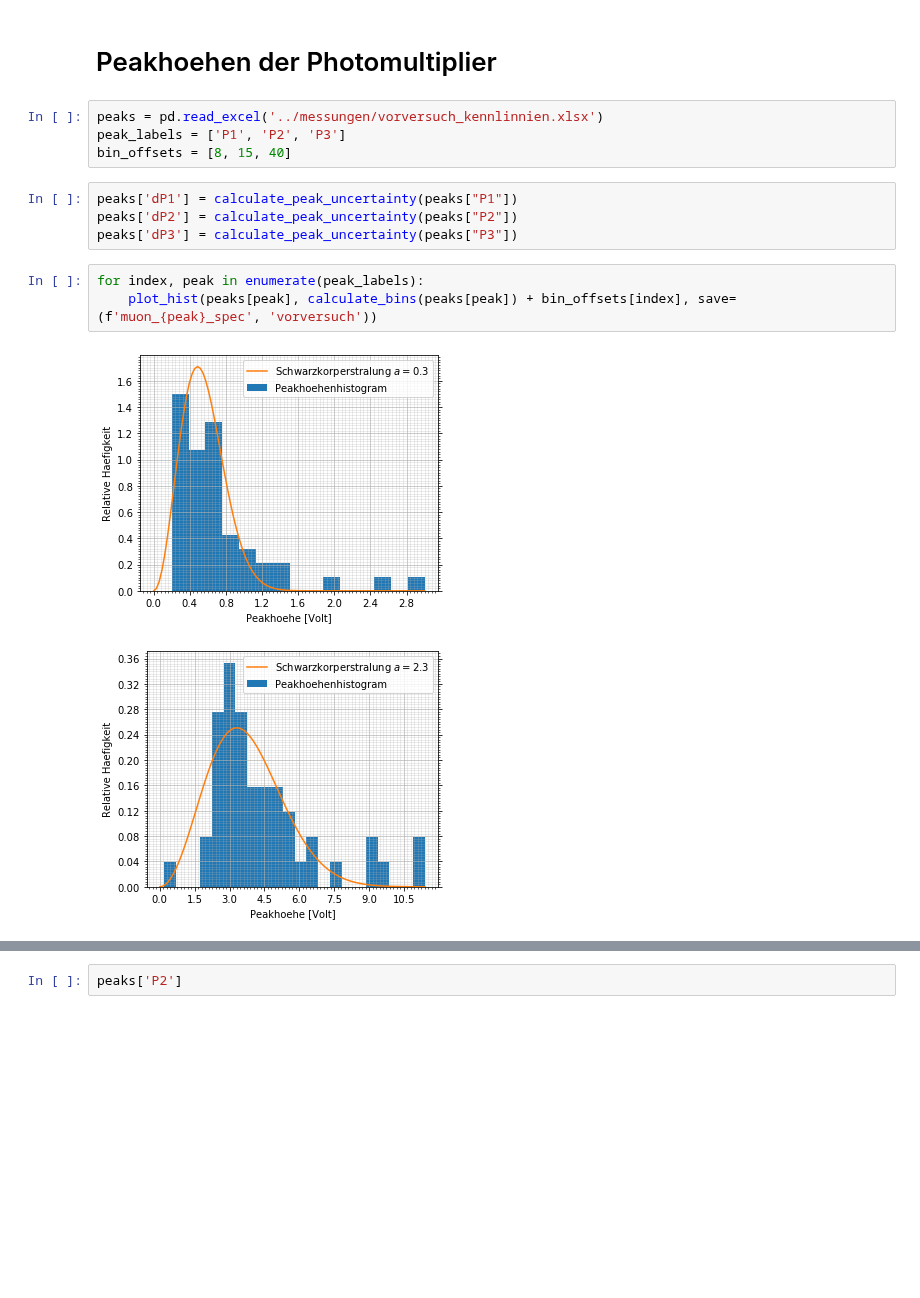
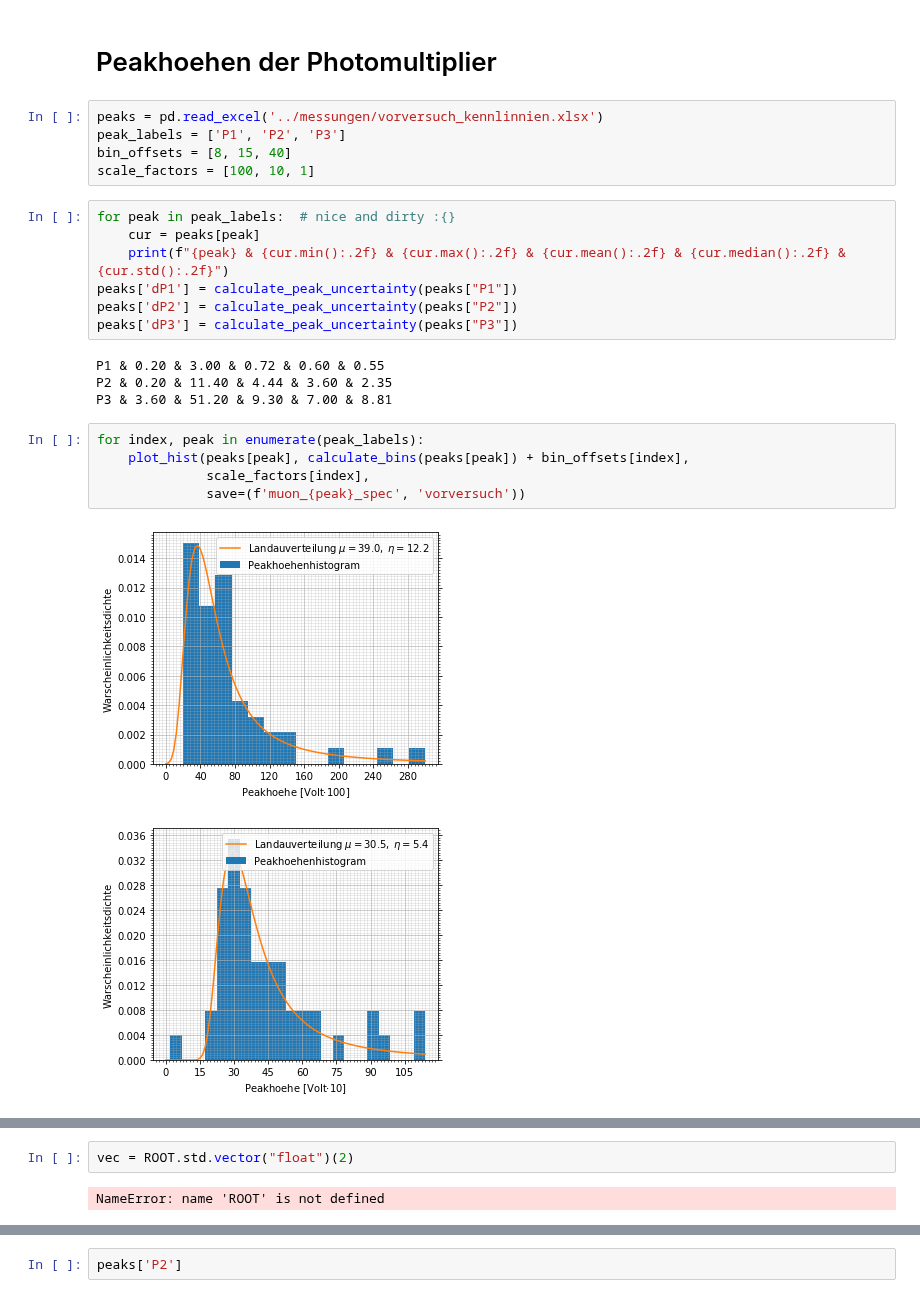
Before and after one commit to vale981/fpraktikum, a Jupyter notebook: LM/auswertung/Untitled.ipynb, the cells around one changed output, grey strips where cells are left out. Drawn from its saved outputs; the diff is of its cells as text; blank space fills up the shorter version.

```diff
--- a/LM/auswertung/Untitled.ipynb
+++ b/LM/auswertung/Untitled.ipynb
@@ -58,13 +58,23 @@ save_fig(fig, 'kennlinie_pm3', 'vorversuch')
 peaks = pd.read_excel('../messungen/vorversuch_kennlinnien.xlsx')
 peak_labels = ['P1', 'P2', 'P3']
 bin_offsets = [8, 15, 40]
+scale_factors = [100, 10, 1]
 # %%
+for peak in peak_labels:  # nice and dirty :{}
+    cur = peaks[peak]
+    print(f"{peak} & {cur.min():.2f} & {cur.max():.2f} & {cur.mean():.2f} & {cur.median():.2f} & {cur.std():.2f}")
 peaks['dP1'] = calculate_peak_uncertainty(peaks["P1"])
 peaks['dP2'] = calculate_peak_uncertainty(peaks["P2"])
 peaks['dP3'] = calculate_peak_uncertainty(peaks["P3"])
+# %% [output]
+P1 & 0.20 & 3.00 & 0.72 & 0.60 & 0.55
+P2 & 0.20 & 11.40 & 4.44 & 3.60 & 2.35
+P3 & 3.60 & 51.20 & 9.30 & 7.00 & 8.81
 # %%
 for index, peak in enumerate(peak_labels):
-    plot_hist(peaks[peak], calculate_bins(peaks[peak]) + bin_offsets[index], save=(f'muon_{peak}_spec', 'vorversuch'))
+    plot_hist(peaks[peak], calculate_bins(peaks[peak]) + bin_offsets[index],
+              scale_factors[index],
+              save=(f'muon_{peak}_spec', 'vorversuch'))
 # %% [output]
-[figure, old version]
+[figure, new version]
-[figure, old version]
+[figure, new version]
@@ -71,0 +82,4 @@ for index, peak in enumerate(peak_labels):
+# %%
+vec = ROOT.std.vector("float")(2)
+# %% [output]
+NameError: name 'ROOT' is not defined
```
Also changed, not shown: parts of 2 cells of this notebook, 11 other files.
